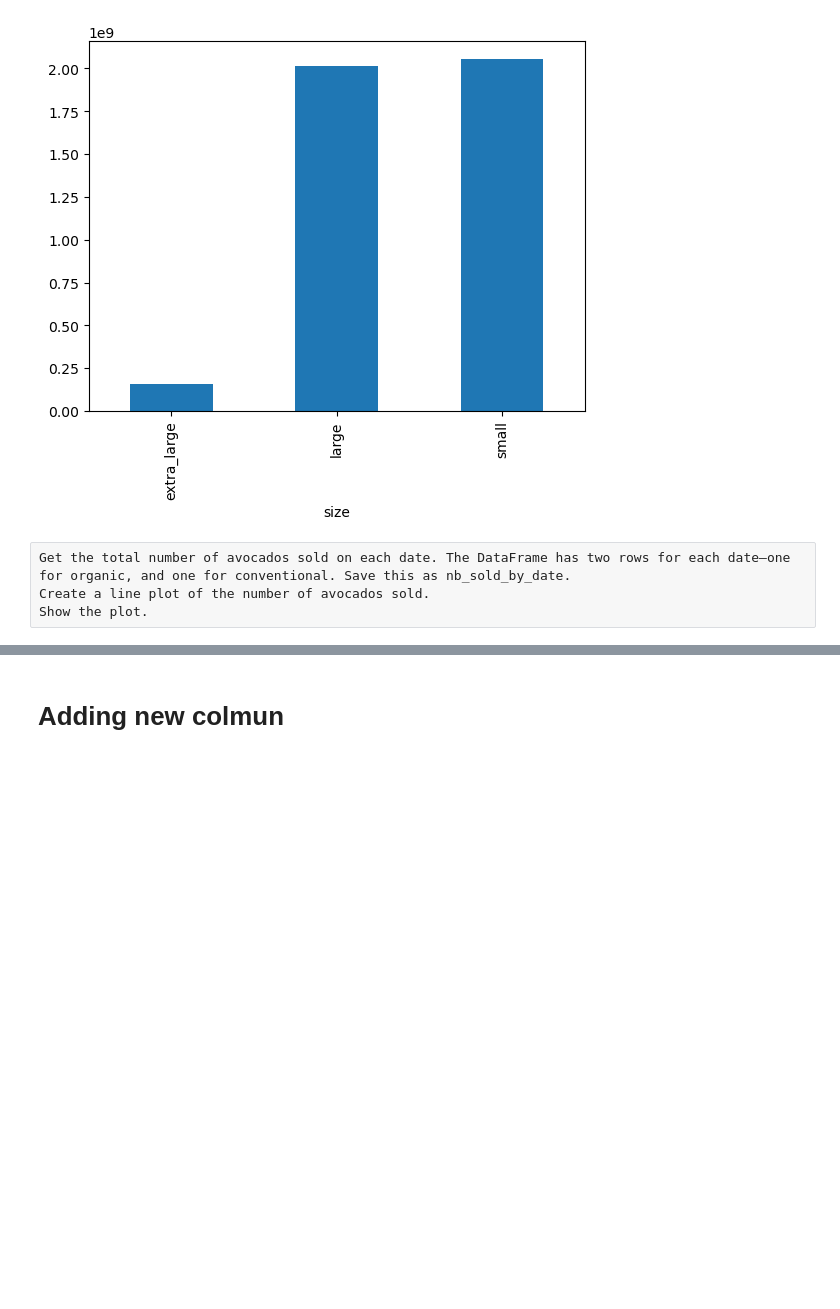
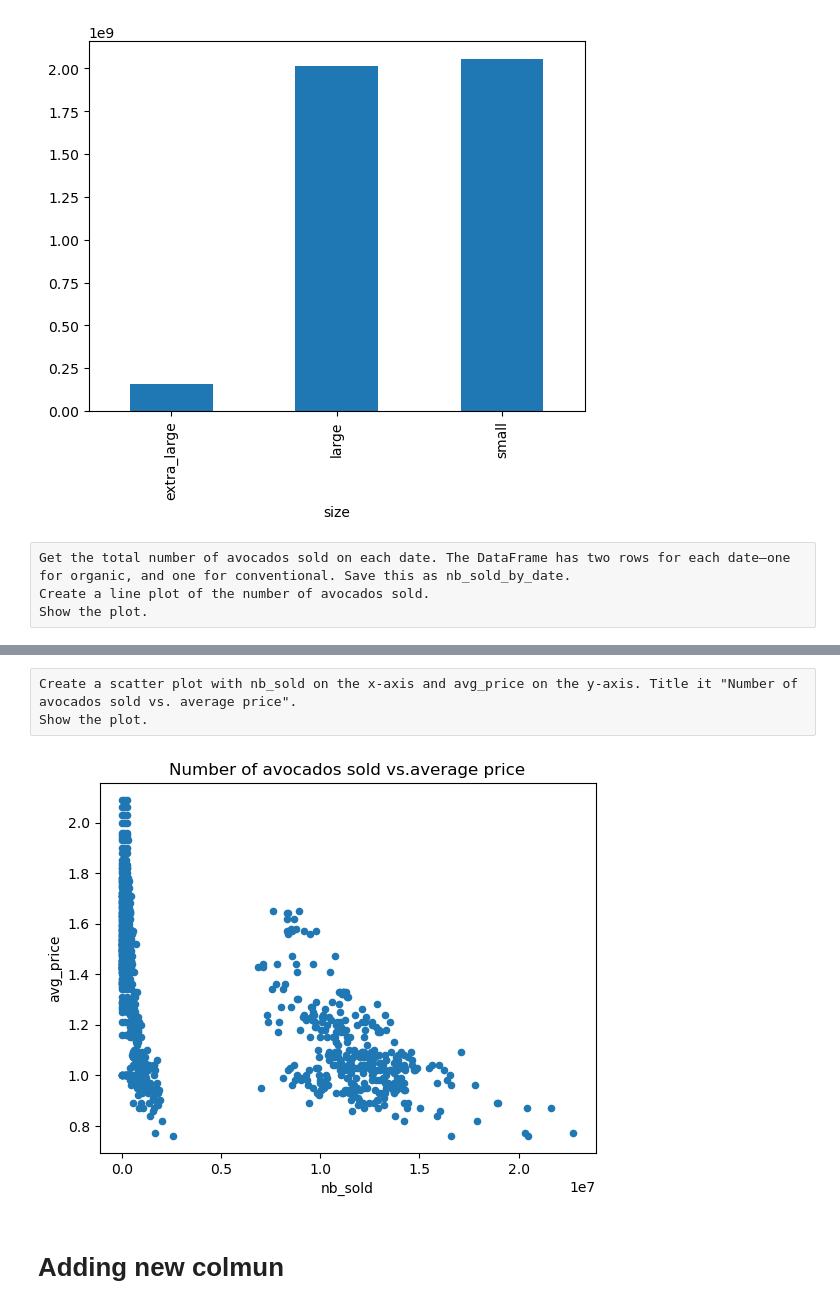
Before and after one commit to albertNSBM/Pandas_revision, a Jupyter notebook: Pandas_revision.ipynb, the cells around one changed output, grey strips where cells are left out. Cells and saved outputs as stored; diff of their text form; code cells hidden in the pictures; blank space fills up the shorter version.

Commit message:
scatter plot

```diff
--- a/Pandas_revision.ipynb
+++ b/Pandas_revision.ipynb
@@ -1085,3 +1071,15 @@ plt.show()
+# %% [raw]
+Create a scatter plot with nb_sold on the x-axis and avg_price on the y-axis. Title it "Number of avocados sold vs. average price".
+Show the plot.
+# %%
+# Create a scatter plot with nb_sold on the x-axis and avg_price on the y-axis.
+# Title it "Number of avocados sold vs. average price".
+
+avocados.plot(kind='scatter',y='avg_price',x='nb_sold',title='Number of avocados sold vs.average price')
+# show the plot
+plt.show()
+# %% [output]
+[figure, added]
 # %%
 # subset using isin()
 # here to find the dogs which are black or blown in dataset
```
Also changed, not shown: parts of 2 cells of this notebook.
